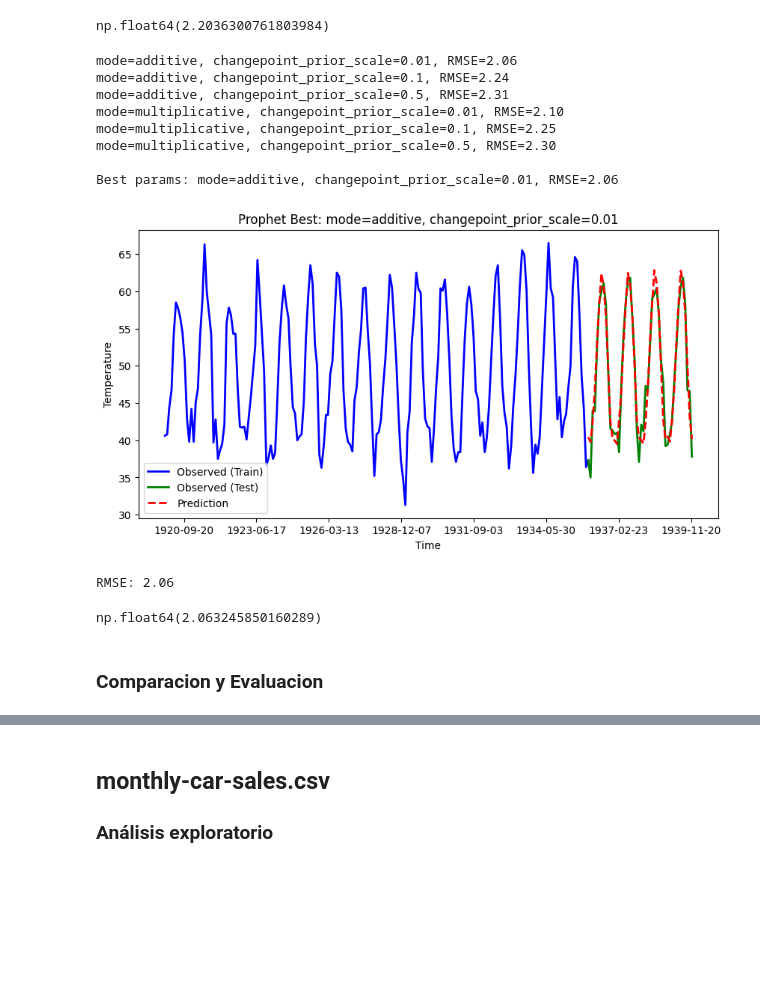
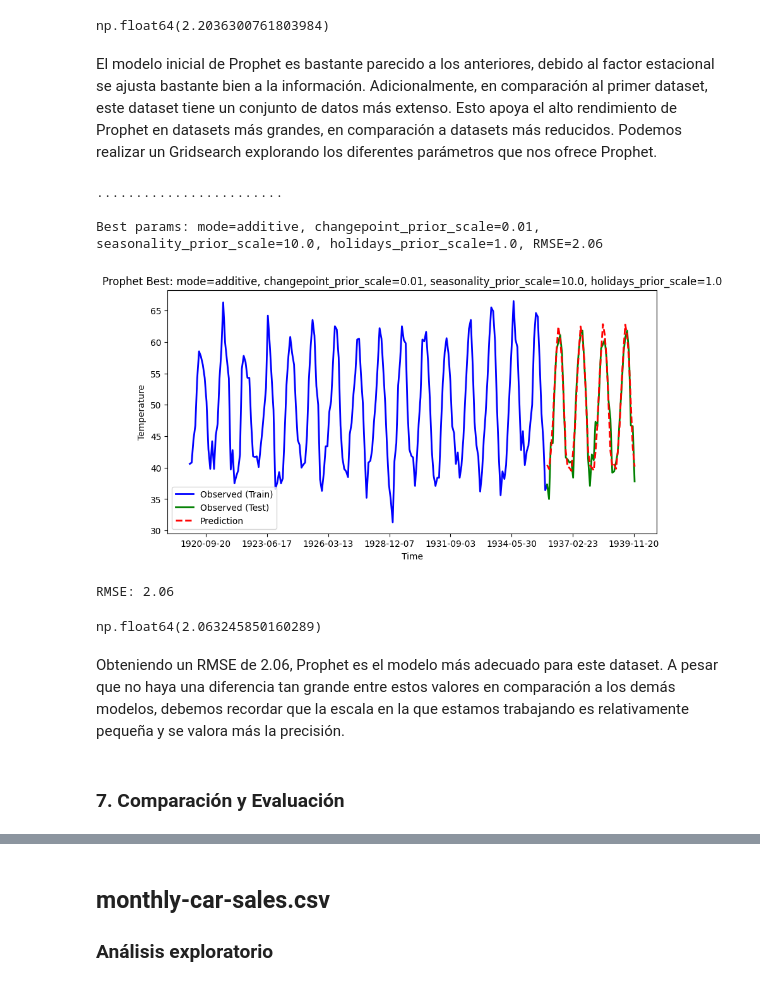
Before and after one commit to Its-Japo/DataScience, a Jupyter notebook: Lab1/main.ipynb, the cells around one changed output, grey strips where cells are left out. Drawn from its saved outputs; the diff is of its cells as text; code cells hidden in the pictures; blank space fills up the shorter version.

```diff
--- a/Lab1/main.ipynb
+++ b/Lab1/main.ipynb
@@ -929,63 +932,68 @@ plot_walk_forward(
 [figure]
 RMSE: 2.20
 np.float64(2.2036300761803984)
+# %% [markdown]
+El modelo inicial de Prophet es bastante parecido a los anteriores, debido al factor estacional se ajusta bastante bien a la información. Adicionalmente, en comparación al primer dataset, este dataset tiene un conjunto de datos más extenso. Esto apoya el alto rendimiento de Prophet en datasets más grandes, en comparación a datasets más reducidos. Podemos realizar un Gridsearch explorando los diferentes parámetros que nos ofrece Prophet.
 # %%
 from prophet import Prophet
 import numpy as np
 
 seasonality_modes = ['additive', 'multiplicative']
 changepoint_scales = [0.01, 0.1, 0.5]
+seasonality_prior_scales = [1.0, 10.0]
+holidays_prior_scales = [1.0, 10.0]
 
 best_rmse = float('inf')
 best_params = None
 best_preds = None
 
 for mode in seasonality_modes:
     for cps in changepoint_scales:
-        history = train_prophet.copy()
-        preds = []
-        try:
-            for t in range(len(test)):
-                m = Prophet(
-                    yearly_seasonality=True,
-                    daily_seasonality=False,
-                    weekly_seasonality=False,
-                    seasonality_mode=mode,
-                    changepoint_prior_scale=cps
-                )
-                m.fit(history)
-                future = pd.DataFrame({'ds': [test_prophet['ds'].iloc[t]]})
-                forecast = m.predict(future)
-                pred = forecast['yhat'].values[0]
-                preds.append(pred)
-                history = pd.concat([history, test_prophet.iloc[[t]]], ignore_index=True)
-            rmse = np.sqrt(mean_squared_error(test['Temperature'], preds))
-            print(f"mode={mode}, changepoint_prior_scale={cps}, RMSE={rmse:.2f}")
-            if rmse < best_rmse:
-                best_rmse = rmse
-                best_params = (mode, cps)
-                best_preds = preds
-        except Exception as e:
-            print(f"FAILED: mode={mode}, changepoint_prior_scale={cps} ({e})")
+        for sps in seasonality_prior_scales:
+            for hps in holidays_prior_scales:
+                history = train_prophet.copy()
+                preds = []
+                try:
+                    for t in range(len(test)):
+                        m = Prophet(
+                            yearly_seasonality=True,
+                            daily_seasonality=False,
+                            weekly_seasonality=False,
+                            seasonality_mode=mode,
+                            changepoint_prior_scale=cps,
+                            seasonality_prior_scale=sps,
+                            holidays_prior_scale=hps
+                        )
+                        m.fit(history)
+                        future = pd.DataFrame({'ds': [test_prophet['ds'].iloc[t]]})
+                        forecast = m.predict(future)
+                        pred = forecast['yhat'].values[0]
+                        preds.append(pred)
+                        history = pd.concat([history, test_prophet.iloc[[t]]], ignore_index=True)
+                    rmse = np.sqrt(mean_squared_error(test['Temperature'], preds))
+                    if rmse < best_rmse:
+                        best_rmse = rmse
+                        best_params = (mode, cps, sps, hps)
+                        best_preds = preds
+                    print('.', end='', flush=True)
+                except Exception:
+                    print('x', end='', flush=True)
 
-print(f"\nBest params: mode={best_params[0]}, changepoint_prior_scale={best_params[1]}, RMSE={best_rmse:.2f}")
+print(f"\n\nBest params: mode={best_params[0]}, changepoint_prior_scale={best_params[1]}, seasonality_prior_scale={best_params[2]}, holidays_prior_scale={best_params[3]}, RMSE={best_rmse:.2f}")
 
 plot_walk_forward(
     train, test, best_preds, col='Temperature',
-    title=f"Prophet Best: mode={best_params[0]}, changepoint_prior_scale={best_params[1]}",
+    title=f"Prophet Best: mode={best_params[0]}, changepoint_prior_scale={best_params[1]}, seasonality_prior_scale={best_params[2]}, holidays_prior_scale={best_params[3]}",
     ylabel="Temperature"
 )
 # %% [output]
-mode=additive, changepoint_prior_scale=0.01, RMSE=2.06
-mode=additive, changepoint_prior_scale=0.1, RMSE=2.24
-mode=additive, changepoint_prior_scale=0.5, RMSE=2.31
-mode=multiplicative, changepoint_prior_scale=0.01, RMSE=2.10
-mode=multiplicative, changepoint_prior_scale=0.1, RMSE=2.25
-mode=multiplicative, changepoint_prior_scale=0.5, RMSE=2.30
+........................
 
-Best params: mode=additive, changepoint_prior_scale=0.01, RMSE=2.06
+Best params: mode=additive, changepoint_prior_scale=0.01, seasonality_prior_scale=10.0, holidays_prior_scale=1.0, RMSE=2.06
-[figure, old version]
+[figure, new version]
 RMSE: 2.06
 np.float64(2.063245850160289)
+# %% [markdown]
+Obteniendo un RMSE de 2.06, Prophet es el modelo más adecuado para este dataset. A pesar que no haya una diferencia tan grande entre estos valores en comparación a los demás modelos, debemos recordar que la escala en la que estamos trabajando es relativamente pequeña y se valora más la precisión.
 # %% [markdown]
-### Comparacion y Evaluacion
+### 7. Comparación y Evaluación
```
Also changed, not shown: parts of 20 cells of this notebook.
